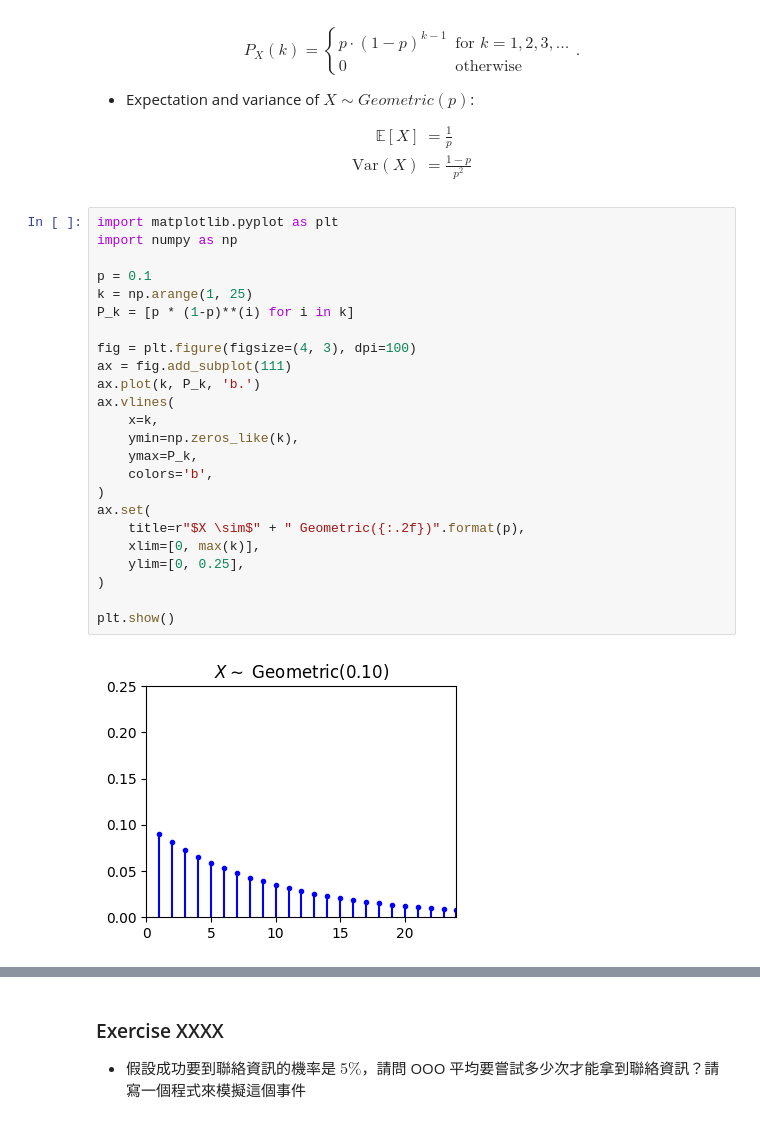
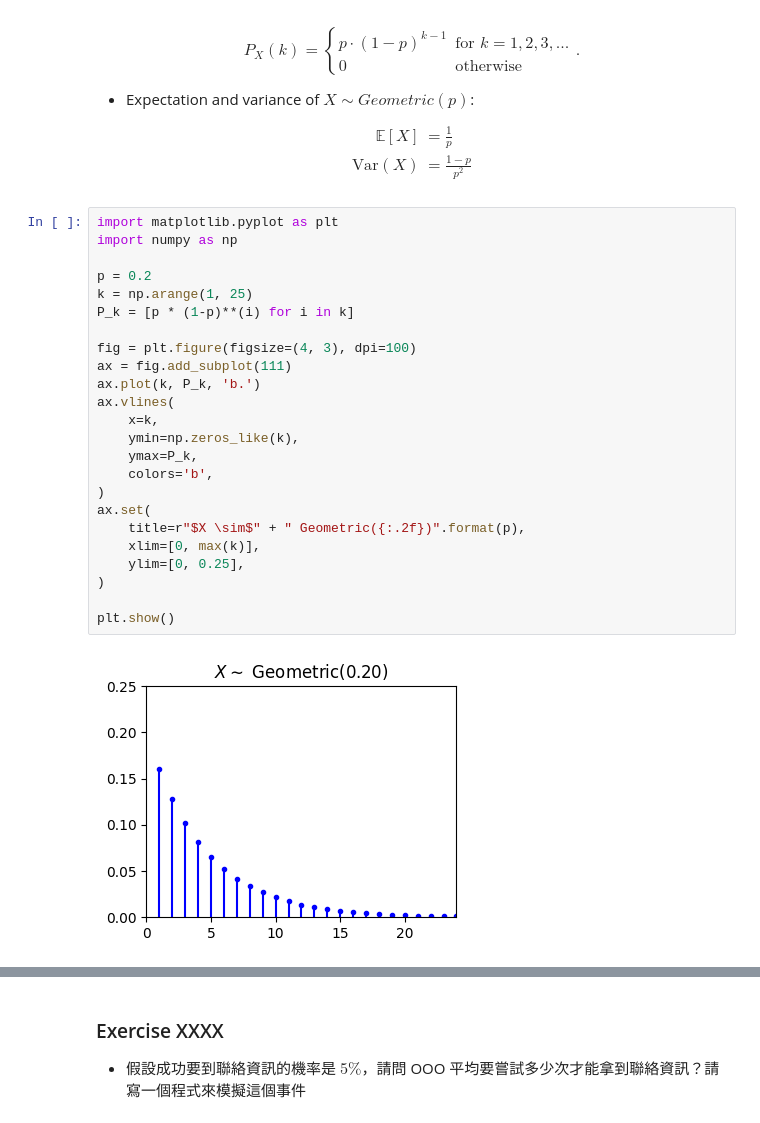
Before and after one commit to bruce88617/nycudopcs_advanced, a Jupyter notebook: Lectures/Lecture02/Lecture02.ipynb, the cells around one changed output, grey strips where cells are left out. Drawn from its saved outputs; the diff is of its cells as text.

```diff
--- a/Lectures/Lecture02/Lecture02.ipynb
+++ b/Lectures/Lecture02/Lecture02.ipynb
@@ -506,29 +506,29 @@ $$
 # %%
 import matplotlib.pyplot as plt
 import numpy as np
 
-p = 0.1
+p = 0.2
 k = np.arange(1, 25)
 P_k = [p * (1-p)**(i) for i in k]
 
 fig = plt.figure(figsize=(4, 3), dpi=100)
 ax = fig.add_subplot(111)
 ax.plot(k, P_k, 'b.')
 ax.vlines(
     x=k,
     ymin=np.zeros_like(k),
     ymax=P_k,
     colors='b',
 )
 ax.set(
     title=r"$X \sim$" + " Geometric({:.2f})".format(p),
     xlim=[0, max(k)],
     ylim=[0, 0.25],
 )
 
 plt.show()
 # %% [output]
-[figure, old version]
+[figure, new version]
 # %%
 from scripts.part2.testFuncs import test3
 
```
Also changed, not shown: parts of 6 cells of this notebook.
